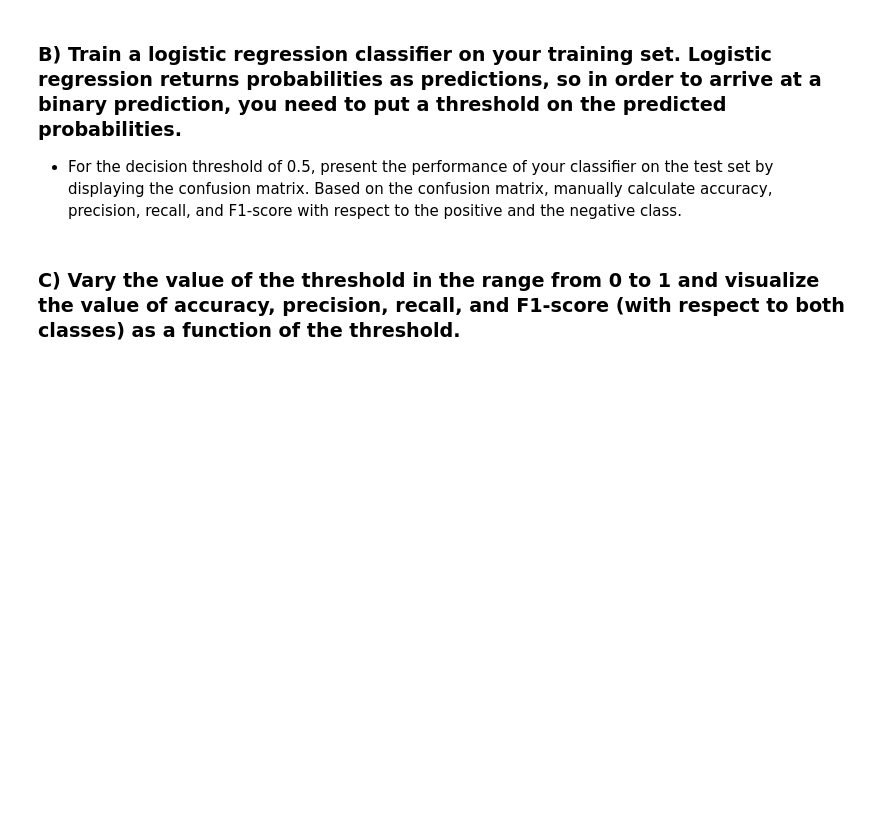
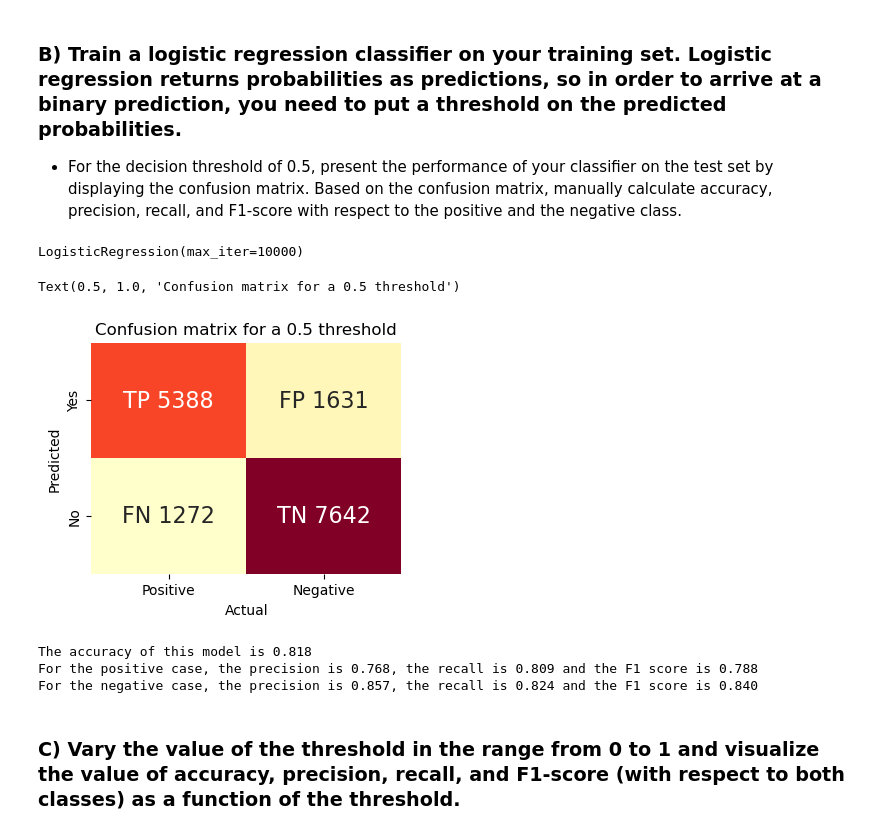
Before and after one commit to TheTexanCodeur/2024, a Jupyter notebook: Exercises/07 - Learning from data - Applied machine learning/AppliedML.ipynb, the cells around one changed output. Cells and saved outputs as stored; diff of their text form; code cells hidden in the pictures; blank space fills up the shorter version.

```diff
--- a/Exercises/07 - Learning from data - Applied machine learning/AppliedML.ipynb
+++ b/Exercises/07 - Learning from data - Applied machine learning/AppliedML.ipynb
@@ -98,0 +90,12 @@ def split_set(data_to_split, ratio=0.8):
+# %%
+y_train = train.adopted
+x_train = train.drop('adopted', axis=1)
+
+y_test = test.adopted
+x_test = test.drop('adopted', axis=1)
+# %%
+# Standardize
+x_train_final =( x_train - x_train.mean() ) / x_train.std()
+
+x_test_final =( x_test - x_train.mean() ) / x_train.std()
+x_train_final
@@ -99,3 +116,10 @@ def split_set(data_to_split, ratio=0.8):
 # %% [markdown]
 ### B) Train a logistic regression classifier on your training set. Logistic regression returns probabilities as predictions, so in order to arrive at a binary prediction, you need to put a threshold on the predicted probabilities.
 - For the decision threshold of 0.5, present the performance of your classifier on the test set by displaying the confusion matrix. Based on the confusion matrix, manually calculate accuracy, precision, recall, and F1-score with respect to the positive and the negative class.
+# %%
+logistic = LogisticRegression(solver='lbfgs', max_iter=10000)
+logistic.fit(x_train_final,y_train)
+# %% [output]
+LogisticRegression(max_iter=10000)
+# %%
+prediction_proba = logistic.predict_proba(x_test_final)
@@ -102,3 +166,26 @@ def split_set(data_to_split, ratio=0.8):
+# %%
+confusion_matrix_05 = compute_confusion_matrix(y_test, prediction_proba, 0.5 )
+plt.figure(figsize = (4,3))
+ax = plot_confusion_matrix(confusion_matrix_05)
+plt.xlabel('Actual')
+plt.ylabel('Predicted')
+plt.title('Confusion matrix for a 0.5 threshold')
+# %% [output]
+Text(0.5, 1.0, 'Confusion matrix for a 0.5 threshold')
+[figure, added]
+# %%
+[t, accuracy, precision_positive, recall_positive, F1_score_positive, \
+    precision_negative, recall_negative, F1_score_negative] = compute_all_score(confusion_matrix_05)
+
+print("The accuracy of this model is {0:1.3f}".format(accuracy))
+print("For the positive case, the precision is {0:1.3f}, the recall is {1:1.3f} and the F1 score is {2:1.3f}"\
+      .format(precision_positive, recall_positive, F1_score_positive))
+print("For the negative case, the precision is {0:1.3f}, the recall is {1:1.3f} and the F1 score is {2:1.3f}"\
+      .format(precision_negative, recall_negative, F1_score_negative))
+# %% [output]
+The accuracy of this model is 0.818
+For the positive case, the precision is 0.768, the recall is 0.809 and the F1 score is 0.788
+For the negative case, the precision is 0.857, the recall is 0.824 and the F1 score is 0.840
 # %% [markdown]
 ### C) Vary the value of the threshold in the range from 0 to 1 and visualize the value of accuracy, precision, recall, and F1-score (with respect to both classes) as a function of the threshold.
 # %% [markdown]
```
Also changed, not shown: parts of 9 cells of this notebook, 3 other files.
